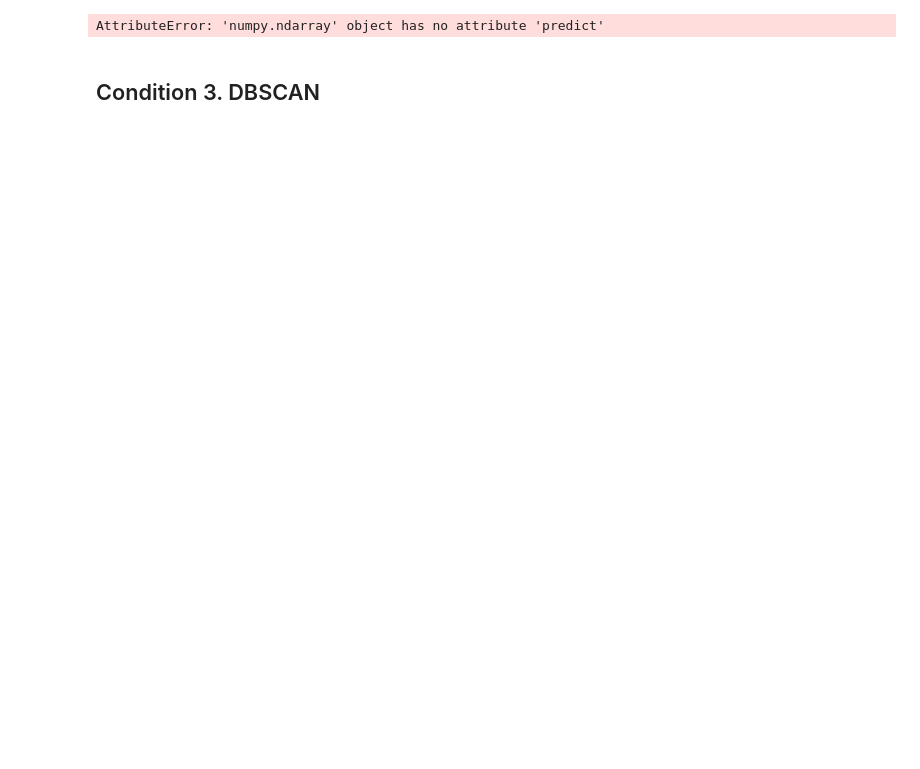
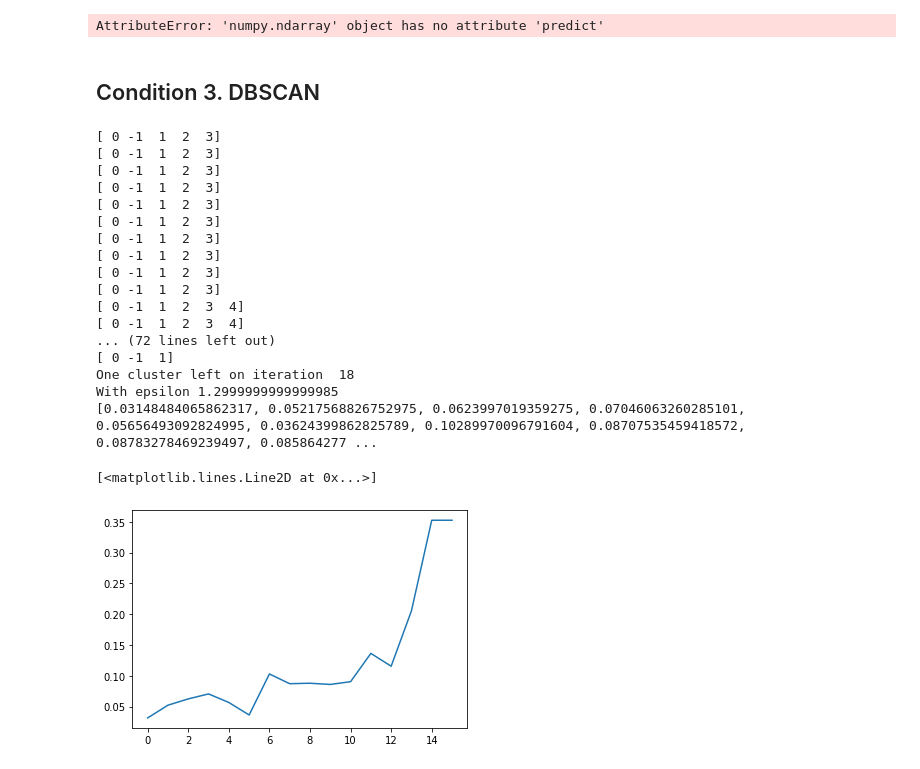
Before and after one commit to Sm2468/msc_thesis, a Jupyter notebook: Pipeline/6_baselines.ipynb, the cells around one changed output. Drawn from its saved outputs; the diff is of its cells as text; code cells hidden in the pictures; blank space fills up the shorter version.

Commit message:
dbscan

```diff
--- a/Pipeline/6_baselines.ipynb
+++ b/Pipeline/6_baselines.ipynb
@@ -99,7 +121,8 @@ var_list = []
 features_i = features.copy(deep=True)
 features["errors"] = errors
 for n in range(2, 58):
-    agglom = AgglomerativeClustering(n_clusters=10, linkage='average', affinity='euclidean').fit_predict(features_i)
+    model = AffinityPropagation()
+    affin = model(n_clusters=10, linkage='average', affinity='euclidean').fit_predict(features_i)
     features['cluster_results'] = pd.DataFrame(agglom.predict(features_i), index=features.index)
     neg_bias_list = []
     for i in features["cluster_results"].unique():
@@ -108,8 +131,66 @@ for n in range(2, 58):
 print(var_list)
 # %% [output]
 AttributeError: 'numpy.ndarray' object has no attribute 'predict'
+# %%
+var_list = []
+features_i = features.copy(deep=True)
+features["errors"] = errors
+for n in range(2, 58):
+    model = AffinityPropagation()
+    affin = model(n_clusters=10, linkage='average', affinity='euclidean').fit_predict(features_i)
+    features['cluster_results'] = pd.DataFrame(agglom.predict(features_i), index=features.index)
+    neg_bias_list = []
+    for i in features["cluster_results"].unique():
+        neg_bias_list.append(bias_acc(features,i,"cluster_results"))
+    var_list.append(neg_bias_list)
+print(var_list)
 # %% [markdown]
 ## Condition 3. DBSCAN
 # %%
 from sklearn.cluster import DBSCAN
 import numpy as np
+# %%
+var_list = []
+epsilon = 3
+minimum_samples = 2
+features_i = features.copy(deep=True)
+features_i["errors"] = errors
+
+for n in range(2, 58):
+    model = DBSCAN(eps=epsilon, min_samples=minimum_samples).fit_predict(features_i)
+    features_i['cluster_results'] = pd.DataFrame(model, index=features_i.index)
+    #features['cluster_results'] = pd.DataFrame(DBSCAN.predict(features_i), index=features.index)
+    neg_bias_list = []
+    epsilon = epsilon-0.1
+    if  len(features_i["cluster_results"].unique()) == 1:
+        print("One cluster left on iteration ", n)
+        print("With epsilon", epsilon)
+        break
+    for i in features_i["cluster_results"].unique():
+        print(features_i["cluster_results"].unique())
+        #print('features_i', features_i)
+        neg_bias_list.append(bias_acc(features_i, i,"cluster_results"))
+    var_list.append(np.var(neg_bias_list))
+print(var_list)
+
+plt.plot(var_list)
+# %% [output]
+[ 0 -1  1  2  3]
+[ 0 -1  1  2  3]
+[ 0 -1  1  2  3]
+[ 0 -1  1  2  3]
+[ 0 -1  1  2  3]
+[ 0 -1  1  2  3]
+[ 0 -1  1  2  3]
+[ 0 -1  1  2  3]
+[ 0 -1  1  2  3]
+[ 0 -1  1  2  3]
+[ 0 -1  1  2  3  4]
+[ 0 -1  1  2  3  4]
+... (72 lines left out)
+[ 0 -1  1]
+One cluster left on iteration  18
+With epsilon 1.2999999999999985
+[0.03148484065862317, 0.05217568826752975, 0.0623997019359275, 0.07046063260285101, 0.05656493092824995, 0.03624399862825789, 0.10289970096791604, 0.08707535459418572, 0.08783278469239497, 0.085864277 ...
+[<matplotlib.lines.Line2D at 0x...>]
+[figure, added]
```
Also changed, not shown: parts of 6 cells of this notebook, 1 other file.
